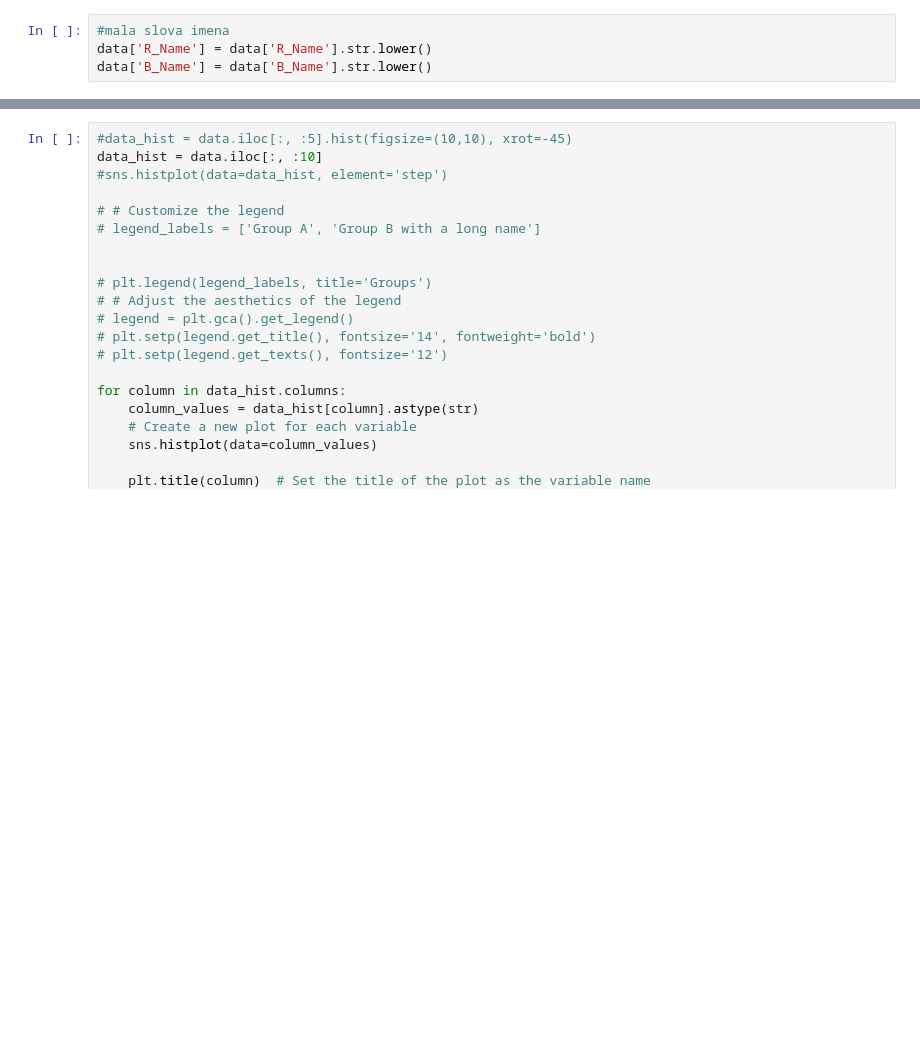
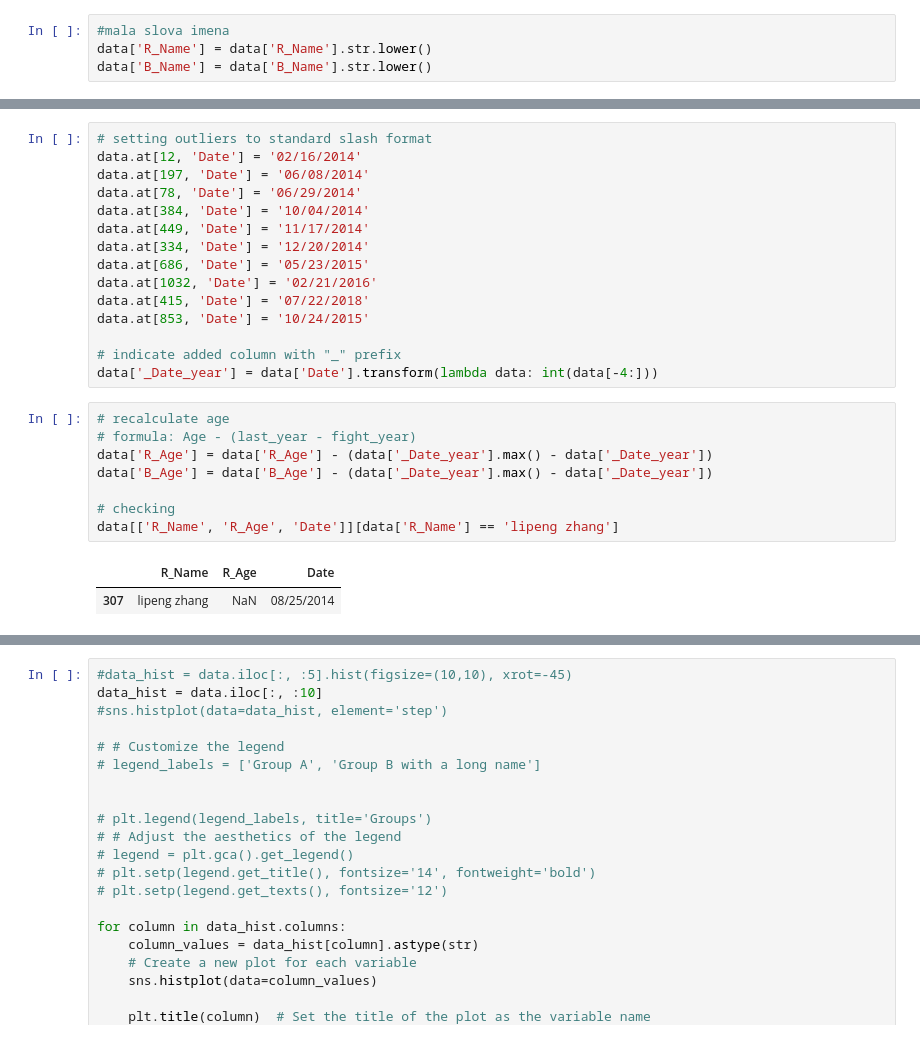
Before and after one commit to avulic/ufcChatVas, a Jupyter notebook: kod.ipynb, the cells around one changed output, grey strips where cells are left out. Saved outputs shown, nothing was run; the diff lists cells and outputs as text; blank space fills up the shorter version.

```diff
--- a/kod.ipynb
+++ b/kod.ipynb
@@ -216,0 +309,26 @@ df.to_csv('cleaned_data.csv', index = False)
+# %%
+# setting outliers to standard slash format
+data.at[12, 'Date'] = '02/16/2014'
+data.at[197, 'Date'] = '06/08/2014'
+data.at[78, 'Date'] = '06/29/2014'
+data.at[384, 'Date'] = '10/04/2014'
+data.at[449, 'Date'] = '11/17/2014'
+data.at[334, 'Date'] = '12/20/2014'
+data.at[686, 'Date'] = '05/23/2015'
+data.at[1032, 'Date'] = '02/21/2016'
+data.at[415, 'Date'] = '07/22/2018'
+data.at[853, 'Date'] = '10/24/2015'
+
+# indicate added column with "_" prefix
+data['_Date_year'] = data['Date'].transform(lambda data: int(data[-4:]))
+# %%
+# recalculate age
+# formula: Age - (last_year - fight_year)
+data['R_Age'] = data['R_Age'] - (data['_Date_year'].max() - data['_Date_year'])
+data['B_Age'] = data['B_Age'] - (data['_Date_year'].max() - data['_Date_year'])
+
+# checking
+data[['R_Name', 'R_Age', 'Date']][data['R_Name'] == 'lipeng zhang']
+# %% [output]
+|  | R_Name | R_Age | Date |
+| 307 | lipeng zhang | NaN | 08/25/2014 |
```
Also changed, not shown: parts of 49 cells of this notebook, 39 other files.
